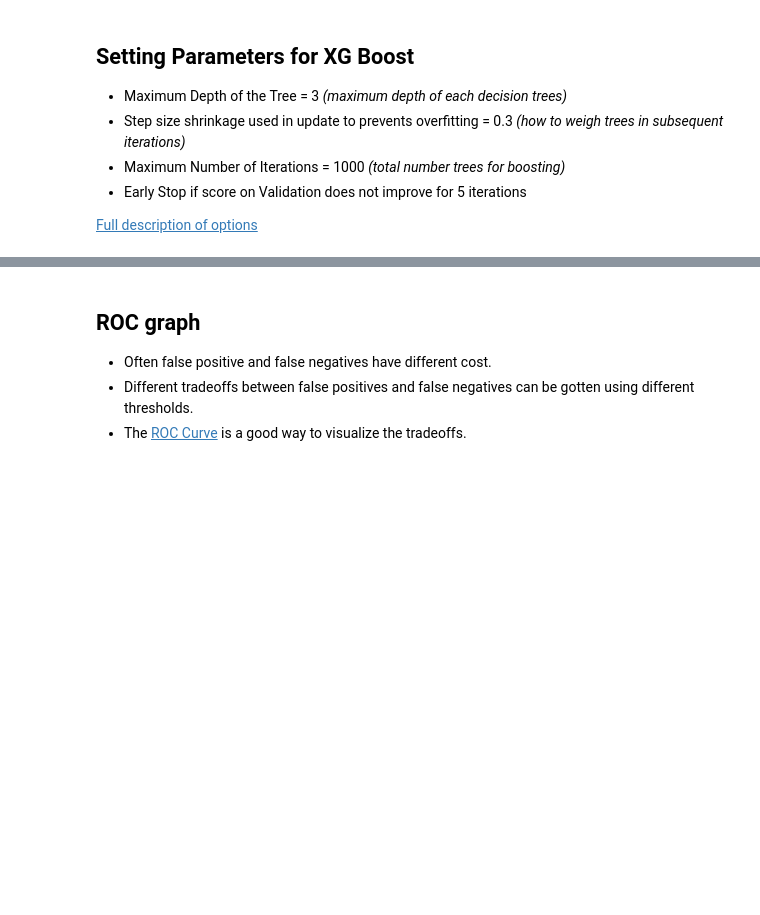
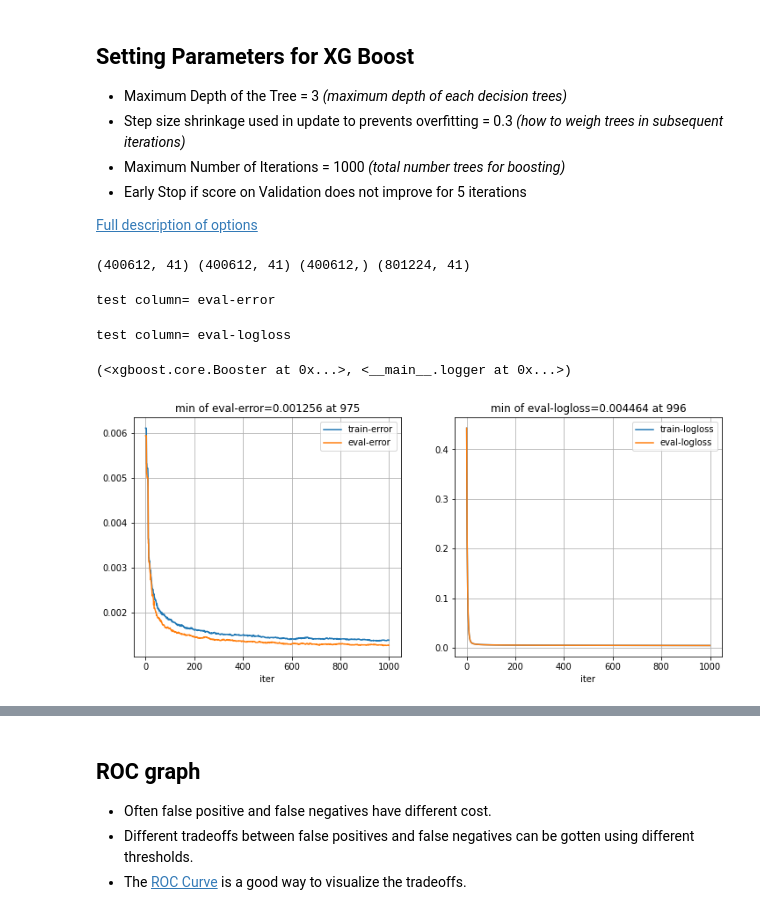
Before and after one commit to ActiveBrainAtlas2/preprocessing-pipeline, a Jupyter notebook: in_development/Will/cell_extractor/retraining/train_classifier.ipynb, the cells around one changed output, grey strips where cells are left out. Cells and saved outputs as stored; diff of their text form; code cells hidden in the pictures; blank space fills up the shorter version.

```diff
--- a/in_development/Will/cell_extractor/retraining/train_classifier.ipynb
+++ b/in_development/Will/cell_extractor/retraining/train_classifier.ipynb
@@ -106,0 +182,19 @@ def test_xgboost(depth=1,num_round=100):
+# %%
+param={'max_depth': 3,
+ 'eta': 0.3,
+ 'objective': 'binary:logistic',
+ 'nthread': 50,
+ 'eval_metric': 'logloss'}
+
+trainDM,testDM,allDM=split_data(df)
+evallist = [(trainDM, 'train'), (testDM, 'eval')]
+num_round=500
+# %% [output]
+(400612, 41) (400612, 41) (400612,) (801224, 41)
+# %%
+test_xgboost(depth=1,num_round=1000)
+# %% [output]
+test column= eval-error
+test column= eval-logloss
+(<xgboost.core.Booster at 0x...>, <__main__.logger at 0x...>)
+[figure, added]
```
Also changed, not shown: parts of 47 cells of this notebook, 13 other files.
